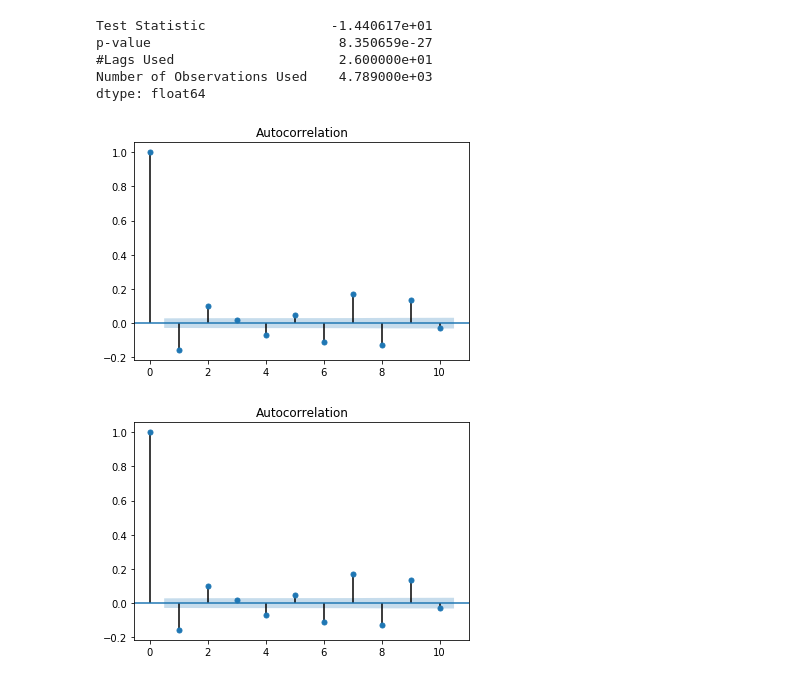
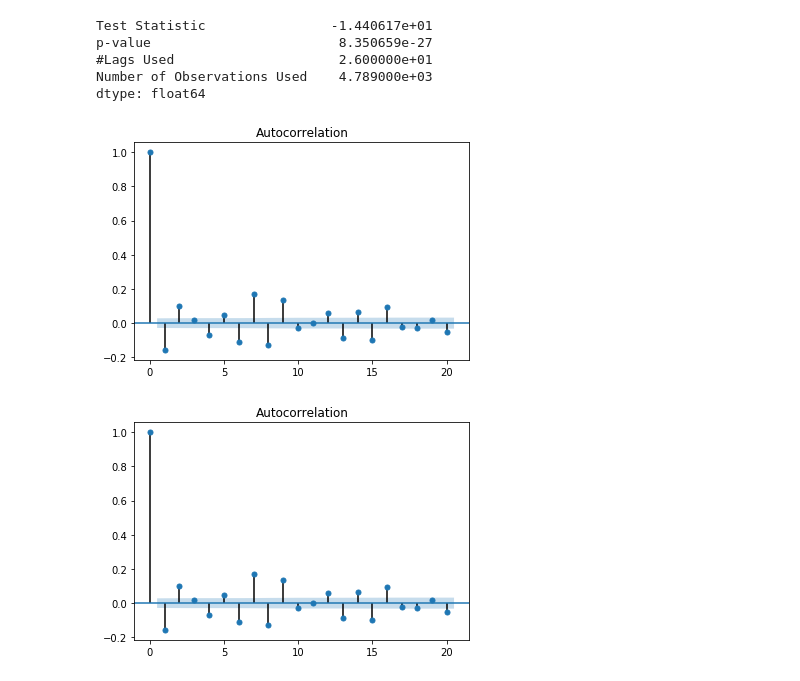
Before and after one commit to MKevinEvans/TensorFlow_stock_price_predictor, a Jupyter notebook: ARIMA_Model_VTI.ipynb, the cells around one changed output. Saved outputs shown, nothing was run; the diff lists cells and outputs as text; code cells hidden in the pictures.

```diff
--- a/ARIMA_Model_VTI.ipynb
+++ b/ARIMA_Model_VTI.ipynb
@@ -75,7 +77,7 @@ p-value                        8.350659e-27
 Number of Observations Used    4.789000e+03
 dtype: float64
 # %%
-plot_acf(vti_diff.Close[1::], alpha=.05, lags=10)
+plot_acf(vti_diff[1::].Close, alpha=.05, lags=20)
 # %% [output]
-[figure, old version]
+[figure, new version]
-[figure, old version]
+[figure, new version]
```
Also changed, not shown: parts of 6 cells of this notebook.
